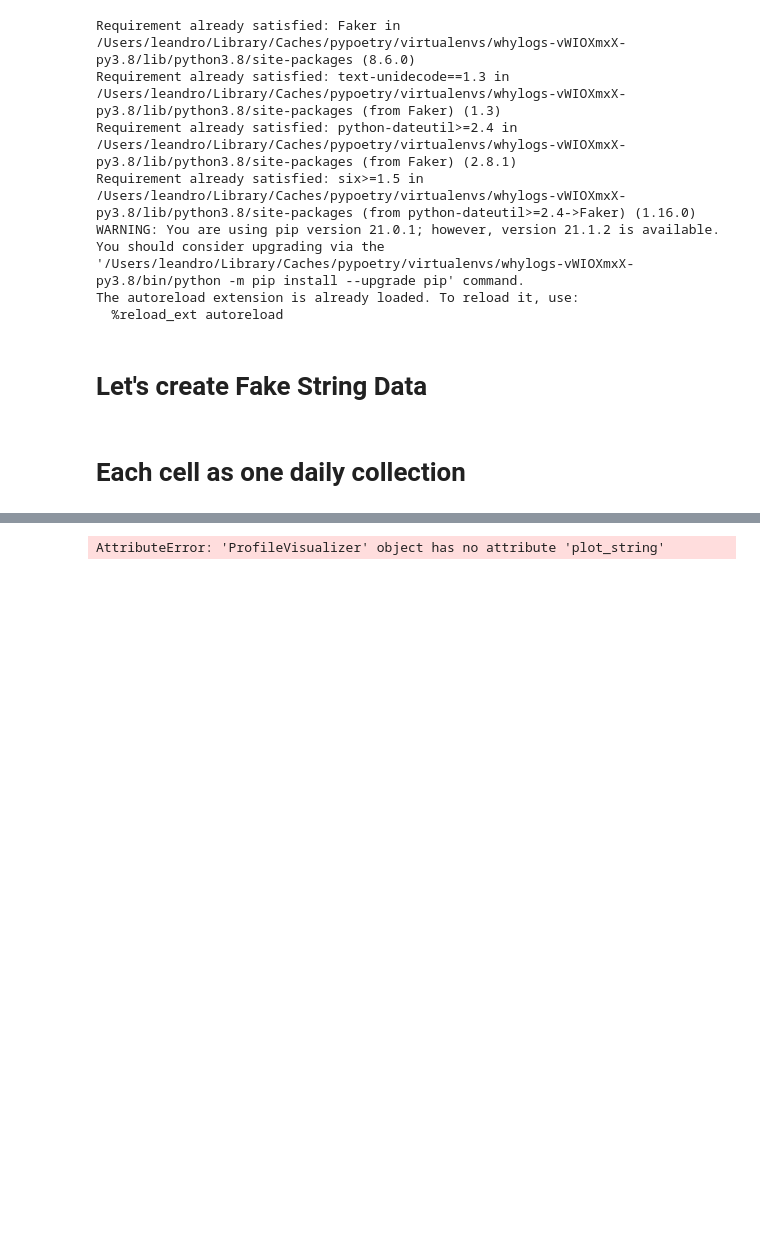
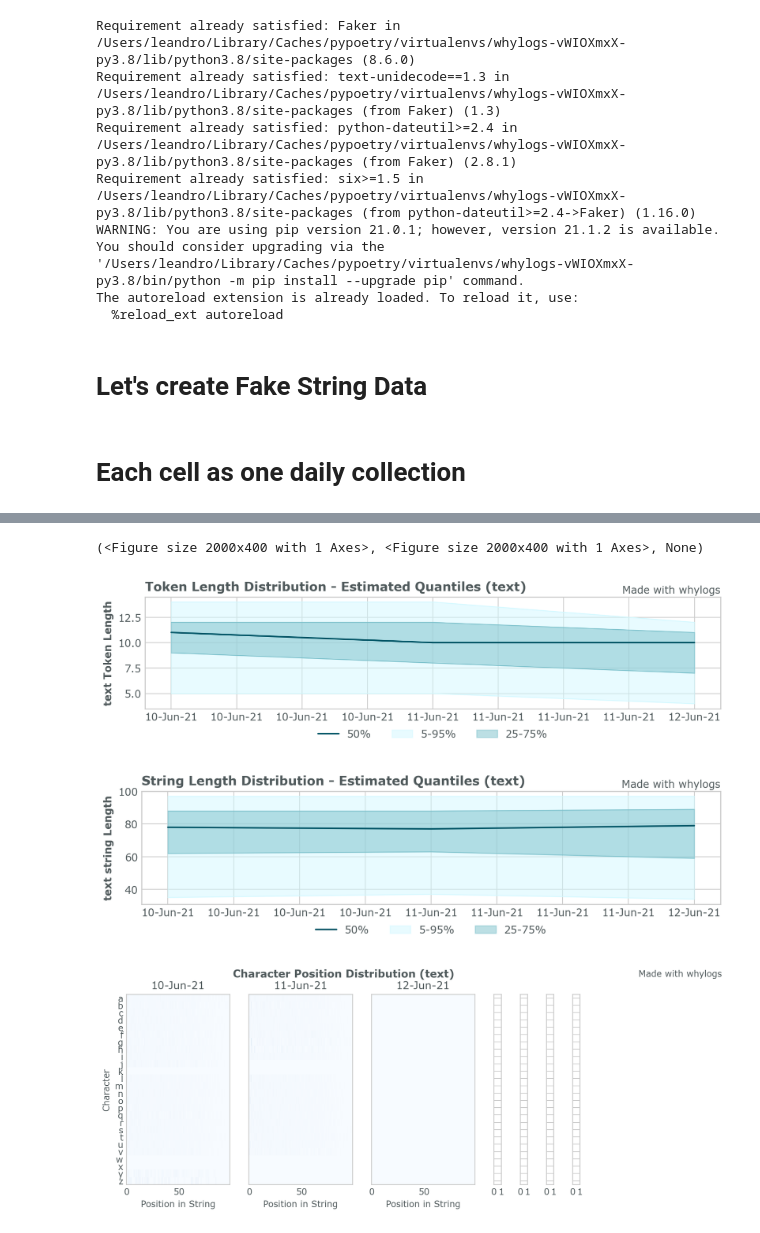
Before and after one commit to whylabs/whylogs, a Jupyter notebook: examples/String_Features.ipynb, the cells around one changed output, grey strips where cells are left out. Drawn from its saved outputs; the diff is of its cells as text; code cells hidden in the pictures; blank space fills up the shorter version.

```diff
--- a/examples/String_Features.ipynb
+++ b/examples/String_Features.ipynb
@@ -176,6 +215,6 @@ from whylogs import get_or_create_session
 session= get_or_create_session()
 with session.logger(dataset_name='string_dataset_text',dataset_timestamp=datetime.datetime(2021, 6, 10)) as logger:
 
-    for _ in range(10000):
+    for _ in range(1000):
         logger.log({"text": random_sentence("fr-FR")})
     profile_text_1= logger.profile
@@ -186,6 +243,6 @@ from whylogs import get_or_create_session
 session= get_or_create_session()
 with session.logger(dataset_name='string_dataset_text',dataset_timestamp=datetime.datetime(2021, 6, 11)) as logger:
 
-    for _ in range(10000):
+    for _ in range(1000):
         logger.log({"text": random_sentence("pt-BR")})
     profile_text_2= logger.profile
@@ -196,6 +267,6 @@ from whylogs import get_or_create_session
 session= get_or_create_session()
 with session.logger(dataset_name='string_dataset_text',dataset_timestamp=datetime.datetime(2021, 6, 12)) as logger:
 
-    for _ in range(10000):
+    for _ in range(1000):
         logger.log({"text": random_sentence("en-US")})
     profile_text_3= logger.profile
@@ -604,0 +291,10 @@ UnicodeEncodeError: 'ascii' codec can't encode character '\U0001f44d' in positio
+# %%
+import datetime
+
+from whylogs import get_or_create_session
+session= get_or_create_session()
+with session.logger(dataset_name='string_dataset_text',dataset_timestamp=datetime.datetime(2021, 6, 12)) as logger:
+
+    for _ in range(1000):
+        logger.log({"text": random_sentence("ru-RU")})
+    profile_text_3= logger.profile
@@ -605,9 +319,12 @@ UnicodeEncodeError: 'ascii' codec can't encode character '\U0001f44d' in positio
 # %%
 from whylogs.viz import ProfileVisualizer
 
-profiles= [profile_1,profile_2,profile_3,profile_4,profile_5]
+profiles= [profile_text_1,profile_text_2,profile_text_3]
 viz = ProfileVisualizer()
 viz.set_profiles(profiles)
-viz.plot_string("zipcode")
+viz.plot_string("text",character_list="abcdefghijklmnopqrstuvwxyz")
 # %% [output]
-AttributeError: 'ProfileVisualizer' object has no attribute 'plot_string'
+(<Figure size 2000x400 with 1 Axes>, <Figure size 2000x400 with 1 Axes>, None)
+[figure, added]
+[figure, added]
+[figure, added]
```
Also changed, not shown: parts of 24 cells of this notebook, 3 other files.
